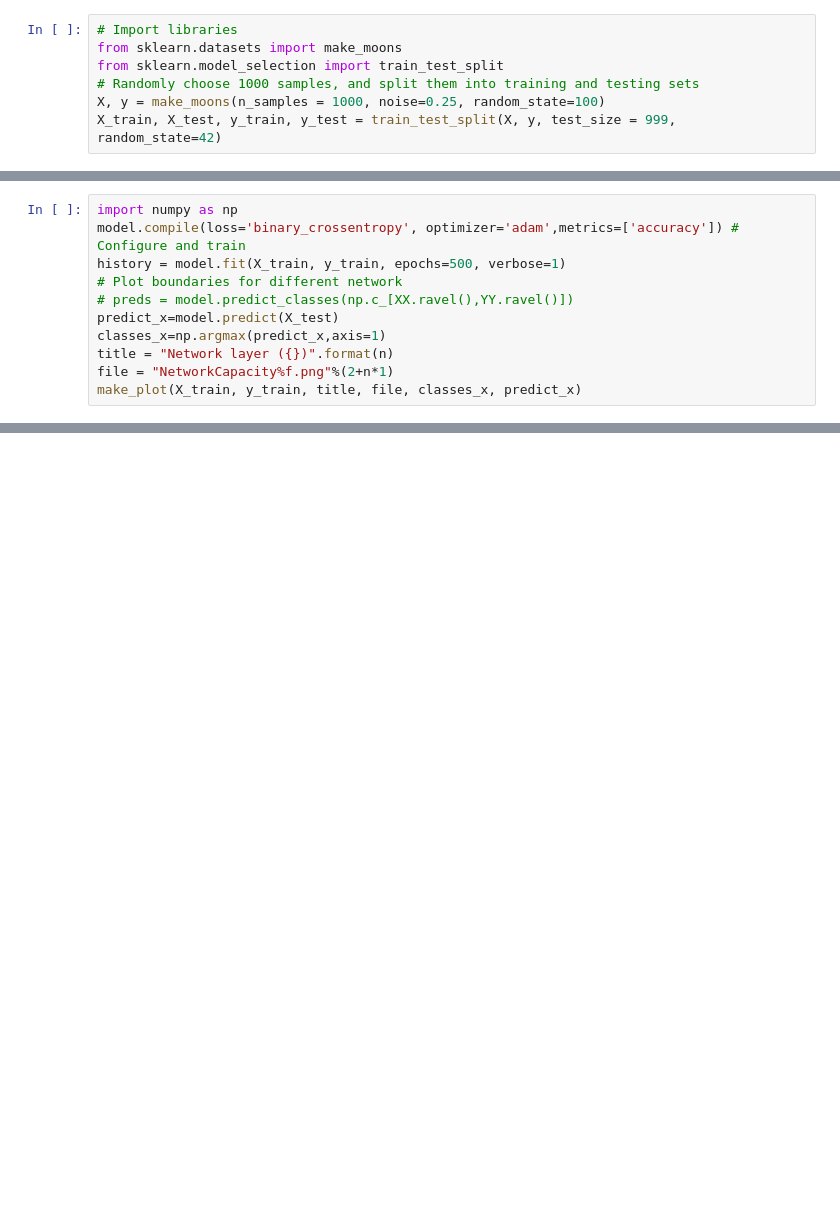
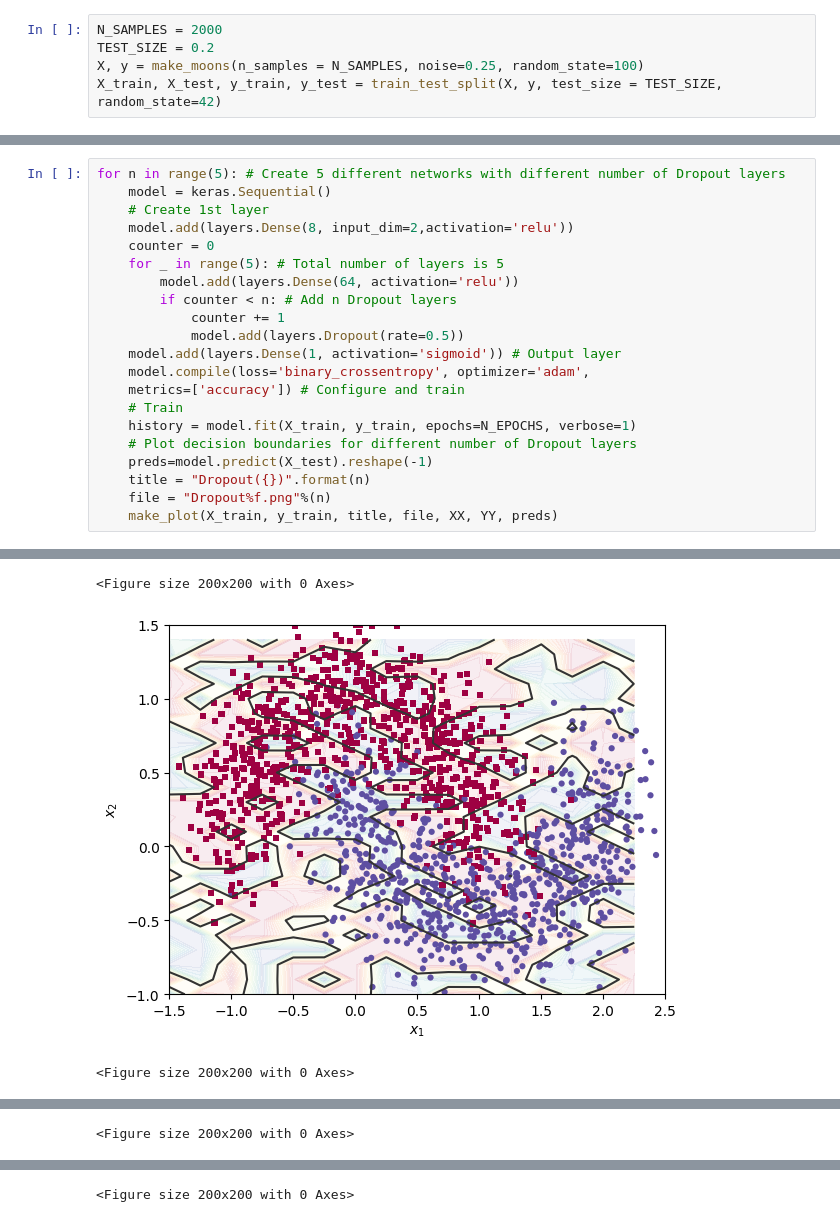
Before and after one commit to SindhuraShankeshi/colab, a Jupyter notebook: Overfitting&Underfitting.ipynb, the cells around one changed output, grey strips where cells are left out. Cells and saved outputs as stored; diff of their text form; blank space fills up the shorter version.

```diff
--- a/Overfitting&Underfitting.ipynb
+++ b/Overfitting&Underfitting.ipynb
@@ -3,7 +17,5 @@
 # %%
-# Import libraries
-from sklearn.datasets import make_moons
-from sklearn.model_selection import train_test_split
-# Randomly choose 1000 samples, and split them into training and testing sets
-X, y = make_moons(n_samples = 1000, noise=0.25, random_state=100)
-X_train, X_test, y_train, y_test = train_test_split(X, y, test_size = 999, random_state=42)
+N_SAMPLES = 2000
+TEST_SIZE = 0.2
+X, y = make_moons(n_samples = N_SAMPLES, noise=0.25, random_state=100)
+X_train, X_test, y_train, y_test = train_test_split(X, y, test_size = TEST_SIZE, random_state=42)
@@ -41,11 +100,0 @@ for n in range(5): # Create 5 different network withdifferent layers
-# %%
-import numpy as np
-model.compile(loss='binary_crossentropy', optimizer='adam',metrics=['accuracy']) # Configure and train
-history = model.fit(X_train, y_train, epochs=500, verbose=1)
-# Plot boundaries for different network
-# preds = model.predict_classes(np.c_[XX.ravel(),YY.ravel()])
-predict_x=model.predict(X_test)
-classes_x=np.argmax(predict_x,axis=1)
-title = "Network layer ({})".format(n)
-file = "NetworkCapacity%f.png"%(2+n*1)
-make_plot(X_train, y_train, title, file, classes_x, predict_x)
@@ -70,0 +101,22 @@ Epoch 500/500
+# %%
+for n in range(5): # Create 5 different networks with different number of Dropout layers
+    model = keras.Sequential()
+    # Create 1st layer
+    model.add(layers.Dense(8, input_dim=2,activation='relu'))
+    counter = 0
+    for _ in range(5): # Total number of layers is 5
+        model.add(layers.Dense(64, activation='relu'))
+        if counter < n: # Add n Dropout layers
+            counter += 1
+            model.add(layers.Dropout(rate=0.5))
+    model.add(layers.Dense(1, activation='sigmoid')) # Output layer
+    model.compile(loss='binary_crossentropy', optimizer='adam',
+    metrics=['accuracy']) # Configure and train
+    # Train
+    history = model.fit(X_train, y_train, epochs=N_EPOCHS, verbose=1)
+    # Plot decision boundaries for different number of Dropout layers
+    preds=model.predict(X_test).reshape(-1)
+    title = "Dropout({})".format(n)
+    file = "Dropout%f.png"%(n)
+    make_plot(X_train, y_train, title, file, XX, YY, preds)
+# %% [output]
@@ -70,0 +140,3 @@ Epoch 500/500
+<Figure size 200x200 with 0 Axes>
+[figure, added]
+<Figure size 200x200 with 0 Axes>
@@ -70,0 +144 @@ Epoch 500/500
+<Figure size 200x200 with 0 Axes>
@@ -70,0 +146 @@ Epoch 500/500
+<Figure size 200x200 with 0 Axes>
```
Also changed, not shown: parts of 9 cells of this notebook.
